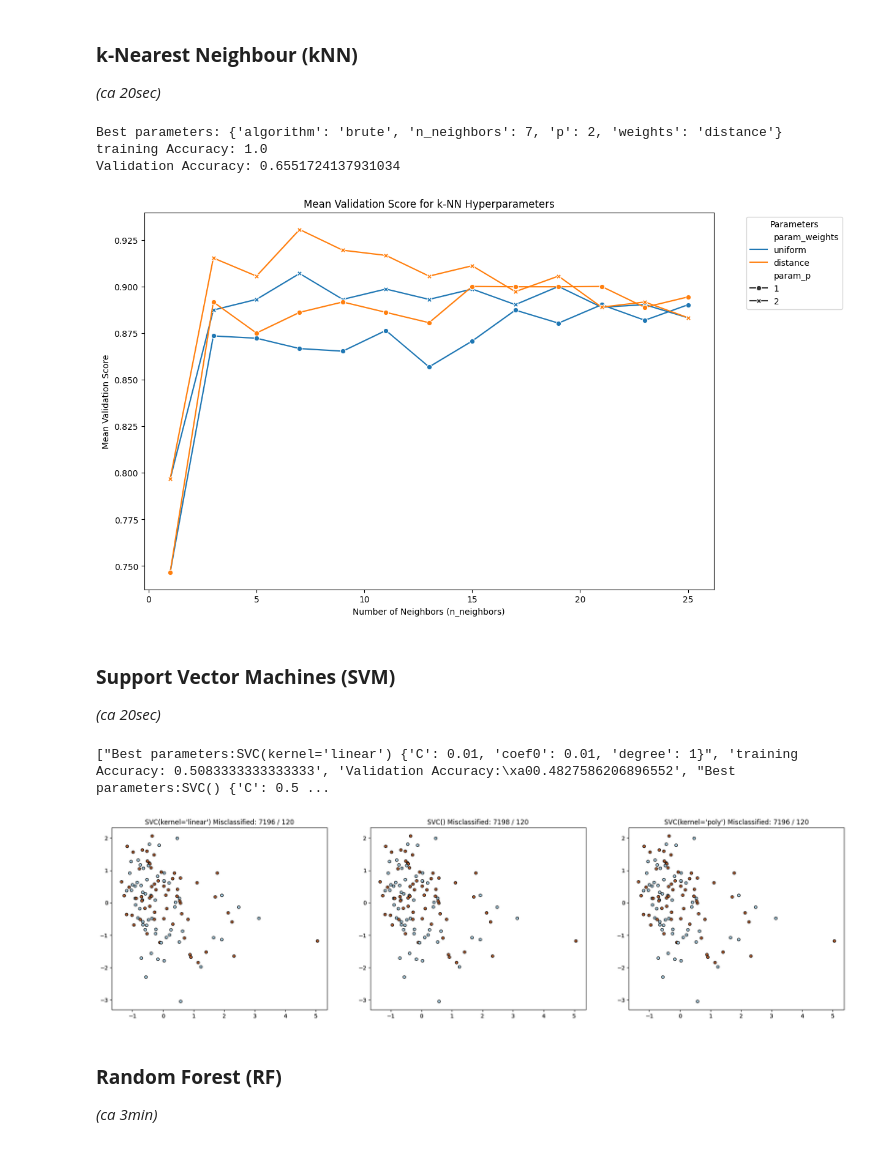
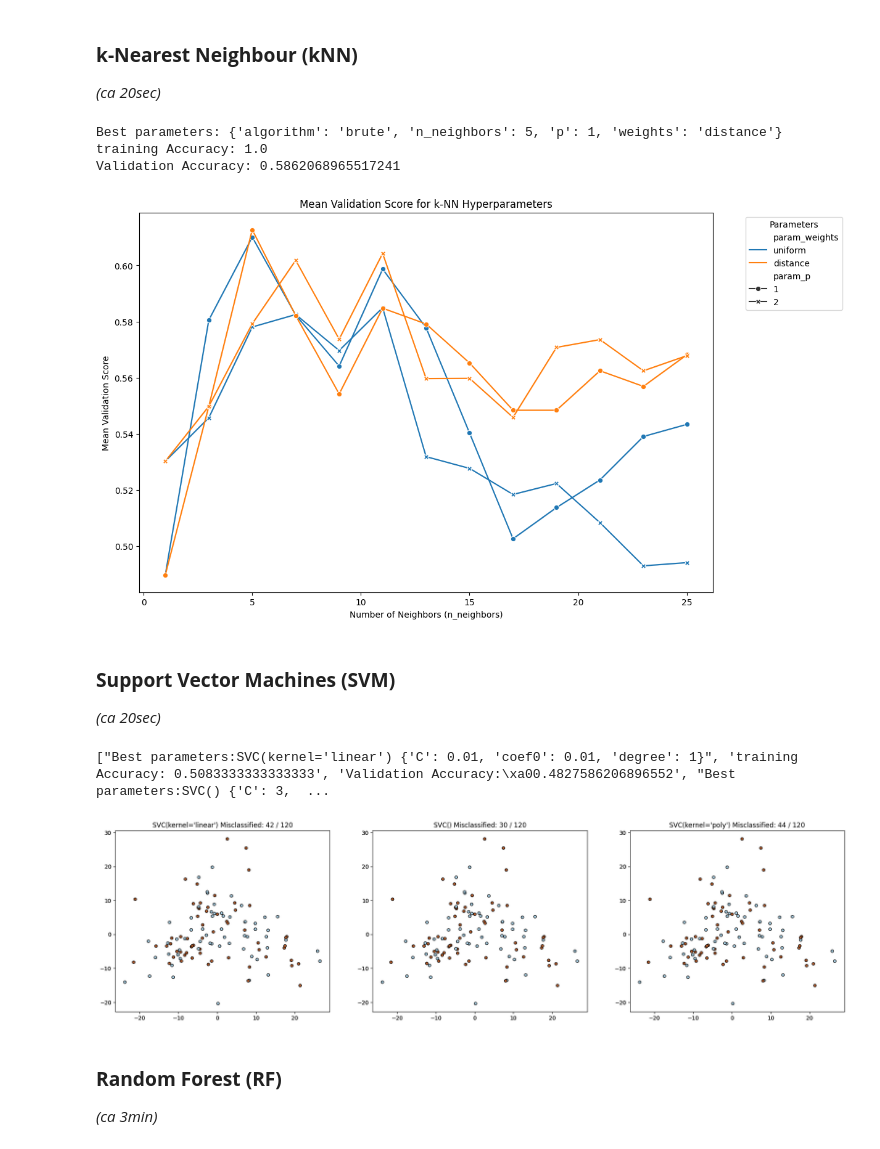
Before and after one commit to folkertj00/liver_learning, a Jupyter notebook: assignment.ipynb, the cells around one changed output. Saved outputs shown, nothing was run; the diff lists cells and outputs as text; code cells hidden in the pictures.

```diff
--- a/assignment.ipynb
+++ b/assignment.ipynb
@@ -764,17 +765,17 @@ param_grid = {
 }
 
 ## Choose Feature selection method PCA/LASSO by commenting
-# X_train_knn = X_train_pca
-# y_train_knn = y_train_list
+X_train_knn = X_train_pca
+y_train_knn = y_train_list
 
-# X_val_knn = X_val_pca
-# y_val_knn = y_val_list
+X_val_knn = X_val_pca
+y_val_knn = y_val_list
 
-X_train_knn = X_train_lasso
-y_train_knn = y_train_lasso.flatten()
+# X_train_knn = X_train_lasso
+# y_train_knn = y_train_lasso.flatten()
 
-X_val_knn = X_val_lasso
-y_val_knn = y_val_lasso.flatten()
+# X_val_knn = X_val_lasso
+# y_val_knn = y_val_lasso.flatten()
 
 # Initialize a kNN classifier
 knn = KNeighborsClassifier()
@@ -835,10 +836,10 @@ plt.legend(title='Parameters', bbox_to_anchor=(1.05, 1), loc=2)
 
 plt.show()
 # %% [output]
-Best parameters: {'algorithm': 'brute', 'n_neighbors': 7, 'p': 2, 'weights': 'distance'}
+Best parameters: {'algorithm': 'brute', 'n_neighbors': 5, 'p': 1, 'weights': 'distance'}
 training Accuracy: 1.0
-Validation Accuracy: 0.6551724137931034
+Validation Accuracy: 0.5862068965517241
-[figure, old version]
+[figure, new version]
 # %% [markdown]
 ### **Support Vector Machines (SVM)**
 *(ca 20sec)*
@@ -851,14 +852,14 @@ svmpoly = SVC(kernel='poly', gamma='scale')
 clsfs = [svmlin, svmrbf, svmpoly]
 
 # Aanpassen naar pca als pca, lasso als lasso
-Xs = X_train_lasso
-Ys = y_train_lasso
-Xval = X_val_lasso
-Yval = y_val_lasso
-# Xs = X_train_pca
-# Ys = y_train_list
-# Xval = X_val_pca
-# Yval = y_val_list
+# Xs = X_train_lasso
+# Ys = y_train_lasso
+# Xval = X_val_lasso
+# Yval = y_val_lasso
+Xs = X_train_pca
+Ys = y_train_list
+Xval = X_val_pca
+Yval = y_val_list
 
 # First make plot without classifiers:
 num = 0
@@ -898,35 +899,35 @@ param_grid = {
 result_svm = list()
 for clf in clsfs:
     cv = StratifiedKFold(n_splits=10)
     grid_search_svm = GridSearchCV(clf, param_grid, cv=cv, scoring='roc_auc')
     grid_search_svm.fit(Xs, Ys)
 
     # Best hyperparameters
     # print("Best parameters:"clf, grid_search_svm.best_params_")
     result_svm.append(f"Best parameters:{clf} {grid_search_svm.best_params_}")
 
     # Re-train the model with the best parameters
     best_SVM = SVC(**grid_search_svm.best_params_)
     best_SVM.fit(Xs, Ys)
 
     # Evaluate the model training
     y_pred1 = best_SVM.predict(Xs)
     accuracy = accuracy_score(Ys, y_pred1)
     # print(f"training Accuracy: {accuracy}")
     result_svm.append(f"training Accuracy: {accuracy}")
 
     # Evaluate the model validation
     y_pred = best_SVM.predict(Xval)
     accuracy = accuracy_score(Yval, y_pred)
     # print(f"Validation Accuracy: {accuracy}")
     result_svm.append(f"Validation Accuracy: {accuracy}")
 print(result_svm)
 
 # Best SVM atm: poly with lasso 0.74 with:
 # C 0.5 coef0 1 deg 3
 # %% [output]
-["Best parameters:SVC(kernel='linear') {'C': 0.01, 'coef0': 0.01, 'degree': 1}", 'training Accuracy: 0.5083333333333333', 'Validation Accuracy:\xa00.4827586206896552', "Best parameters:SVC() {'C': 0.5 ...
+["Best parameters:SVC(kernel='linear') {'C': 0.01, 'coef0': 0.01, 'degree': 1}", 'training Accuracy: 0.5083333333333333', 'Validation Accuracy:\xa00.4827586206896552', "Best parameters:SVC() {'C': 3,  ...
-[figure, old version]
+[figure, new version]
 # %% [markdown]
 ### **Random Forest (RF)**
 *(ca 3min)*
```
Also changed, not shown: parts of 8 cells of this notebook.
